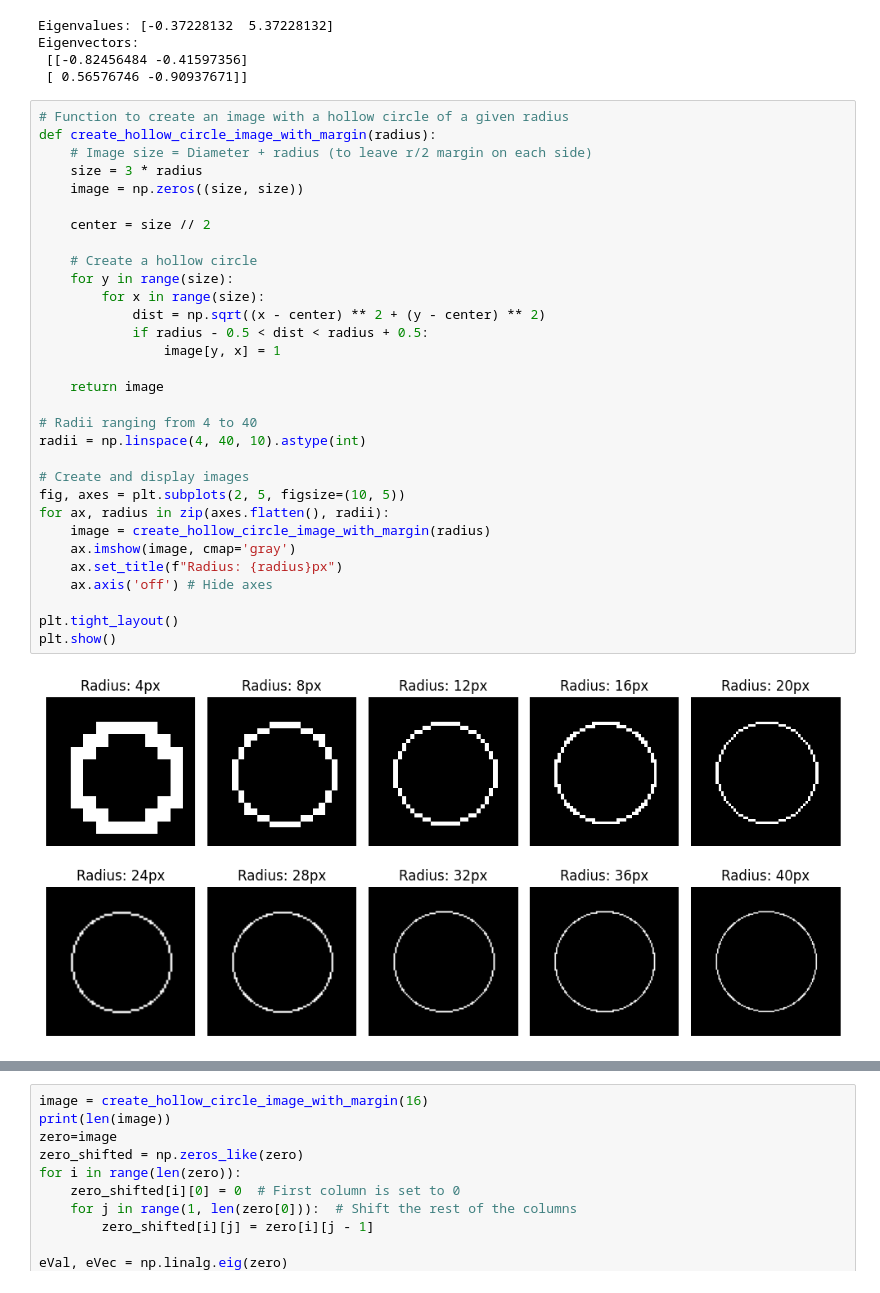
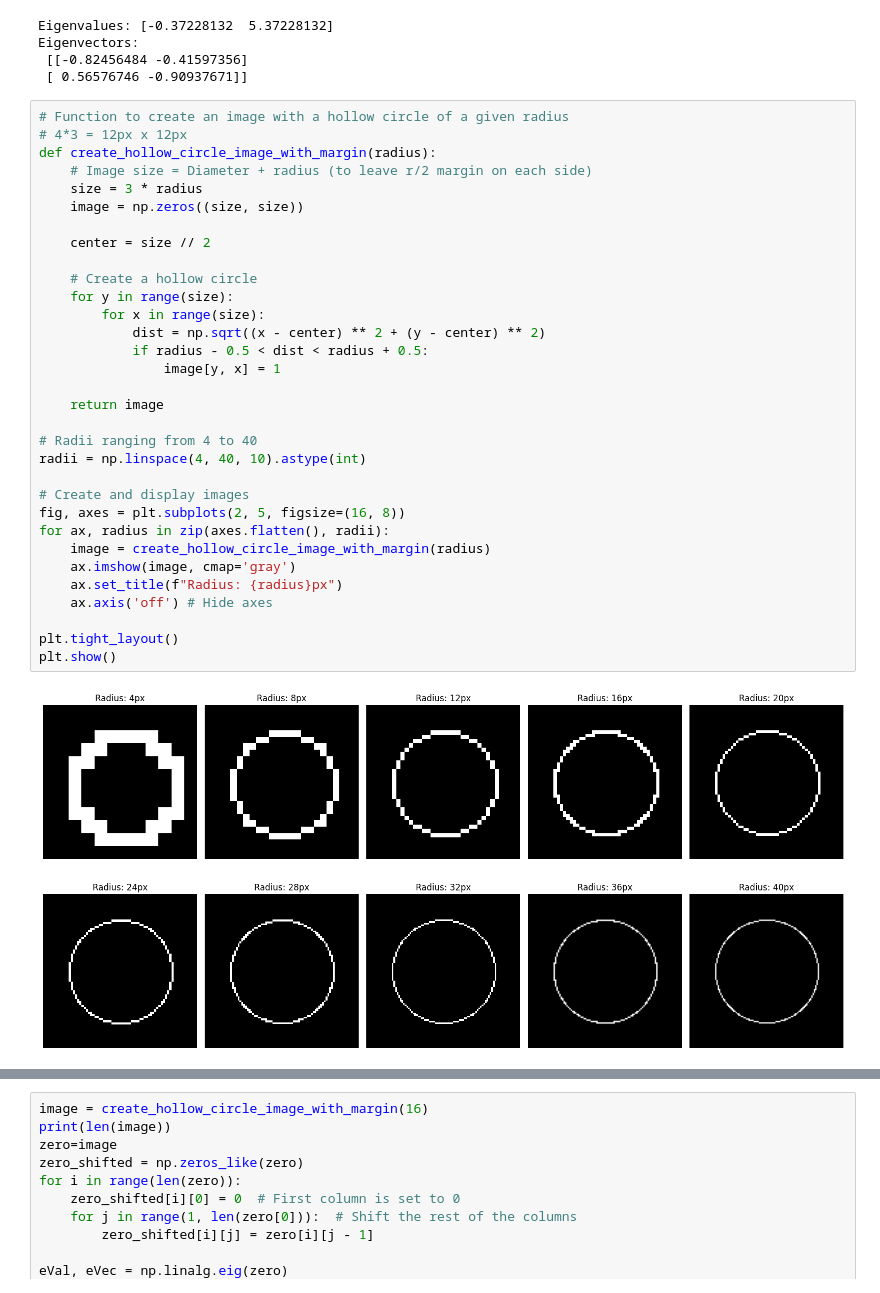
Before and after one commit to Nandini-Kanawade/BreakingUp_CNN, a Jupyter notebook: MatrixDecomposition.ipynb, the cells around one changed output, grey strips where cells are left out. Drawn from its saved outputs; the diff is of its cells as text.

```diff
--- a/MatrixDecomposition.ipynb
+++ b/MatrixDecomposition.ipynb
@@ -24,34 +24,35 @@ Eigenvectors:
  [ 0.56576746 -0.90937671]]
 # %%
 # Function to create an image with a hollow circle of a given radius
+# 4*3 = 12px x 12px
 def create_hollow_circle_image_with_margin(radius):
     # Image size = Diameter + radius (to leave r/2 margin on each side)
     size = 3 * radius
     image = np.zeros((size, size))
 
     center = size // 2
 
     # Create a hollow circle
     for y in range(size):
         for x in range(size):
             dist = np.sqrt((x - center) ** 2 + (y - center) ** 2)
             if radius - 0.5 < dist < radius + 0.5:
                 image[y, x] = 1
 
     return image
 
 # Radii ranging from 4 to 40
 radii = np.linspace(4, 40, 10).astype(int)
 
 # Create and display images
-fig, axes = plt.subplots(2, 5, figsize=(10, 5))
+fig, axes = plt.subplots(2, 5, figsize=(16, 8))
 for ax, radius in zip(axes.flatten(), radii):
     image = create_hollow_circle_image_with_margin(radius)
     ax.imshow(image, cmap='gray')
     ax.set_title(f"Radius: {radius}px")
     ax.axis('off') # Hide axes
 
 plt.tight_layout()
 plt.show()
 # %% [output]
-[figure, old version]
+[figure, new version]
```
Also changed, not shown: parts of 9 cells of this notebook, 4 other files.
